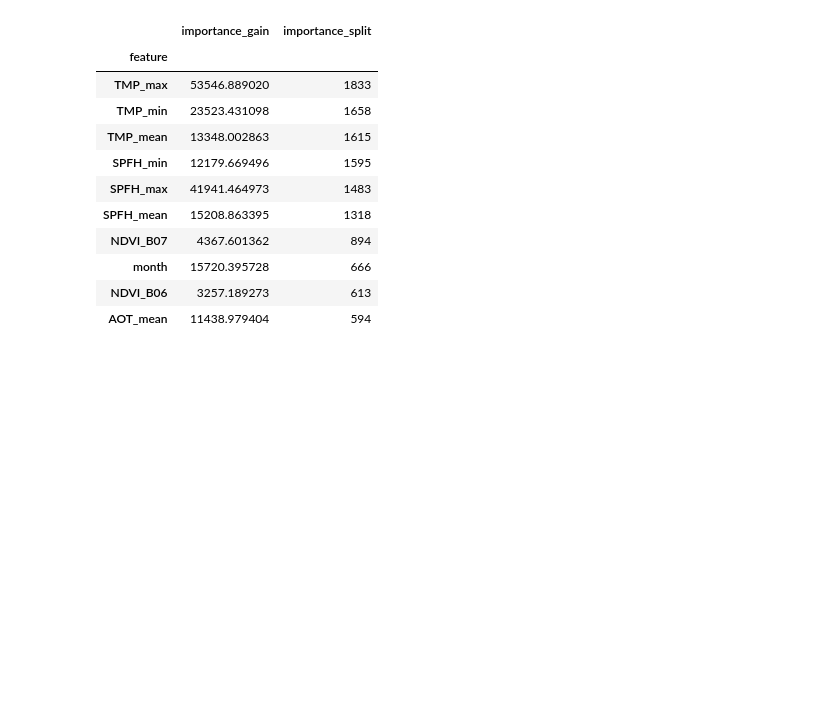
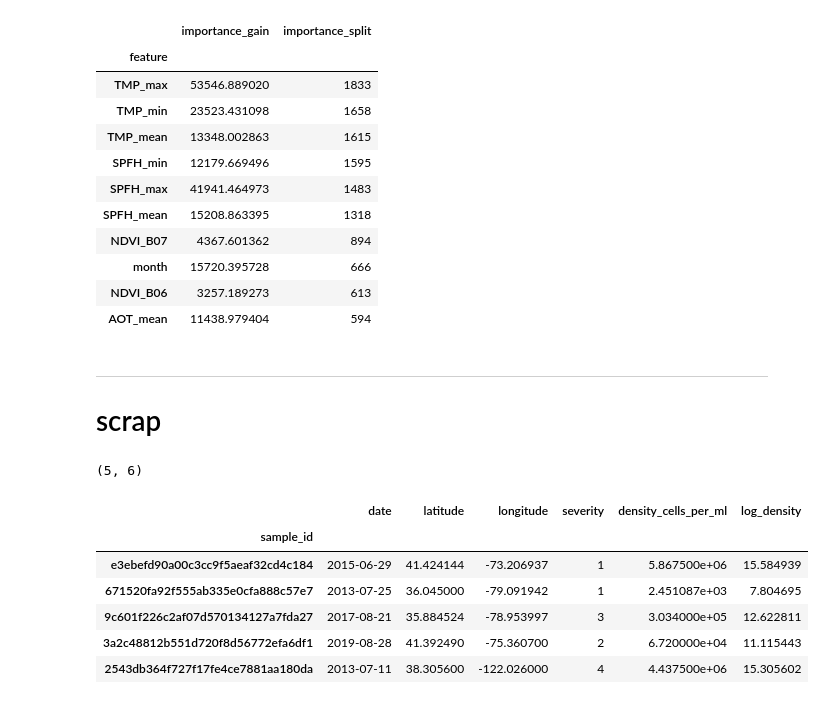
Before and after one commit to drivendataorg/cyfi, a Jupyter notebook: notebooks/0.0-klw-adding-climate.ipynb, the cells around one changed output. Saved outputs shown, nothing was run; the diff lists cells and outputs as text; code cells hidden in the pictures; blank space fills up the shorter version.

Commit message:
back up nb work creating test assets

```diff
--- a/notebooks/0.0-klw-adding-climate.ipynb
+++ b/notebooks/0.0-klw-adding-climate.ipynb
@@ -482,3 +482,7 @@ feature_importance.sort_values(by="importance_split", ascending=False).head(10)
 # %%
 # delete temporary dir
 shutil.rmtree(tmp_save_dir)
+# %% [markdown]
+***
+
+# scrap
@@ -484,0 +496,17 @@ shutil.rmtree(tmp_save_dir)
+# %%
+train = pd.read_csv(REPO_ROOT.parent / "tests/assets/train_data.csv")
+train.shape
+# %% [output]
+(5, 6)
+# %%
+train = add_unique_identifier(train)
+# %%
+train.head()
+# %% [output]
+|  | date | latitude | longitude | severity | density_cells_per_ml | log_density |
+| sample_id |  |  |  |  |  |  |
+| e3ebefd90a00c3cc9f5aeaf32cd4c184 | 2015-06-29 | 41.424144 | -73.206937 | 1 | 5.867500e+06 | 15.584939 |
+| 671520fa92f555ab335e0cfa888c57e7 | 2013-07-25 | 36.045000 | -79.091942 | 1 | 2.451087e+03 | 7.804695 |
+| 9c601f226c2af07d570134127a7fda27 | 2017-08-21 | 35.884524 | -78.953997 | 3 | 3.034000e+05 | 12.622811 |
+| 3a2c48812b551d720f8d56772efa6df1 | 2019-08-28 | 41.392490 | -75.360700 | 2 | 6.720000e+04 | 11.115443 |
+| 2543db364f727f17fe4ce7881aa180da | 2013-07-11 | 38.305600 | -122.026000 | 4 | 4.437500e+06 | 15.305602 |
```
Also changed, not shown: parts of 13 cells of this notebook, 1 other file.
